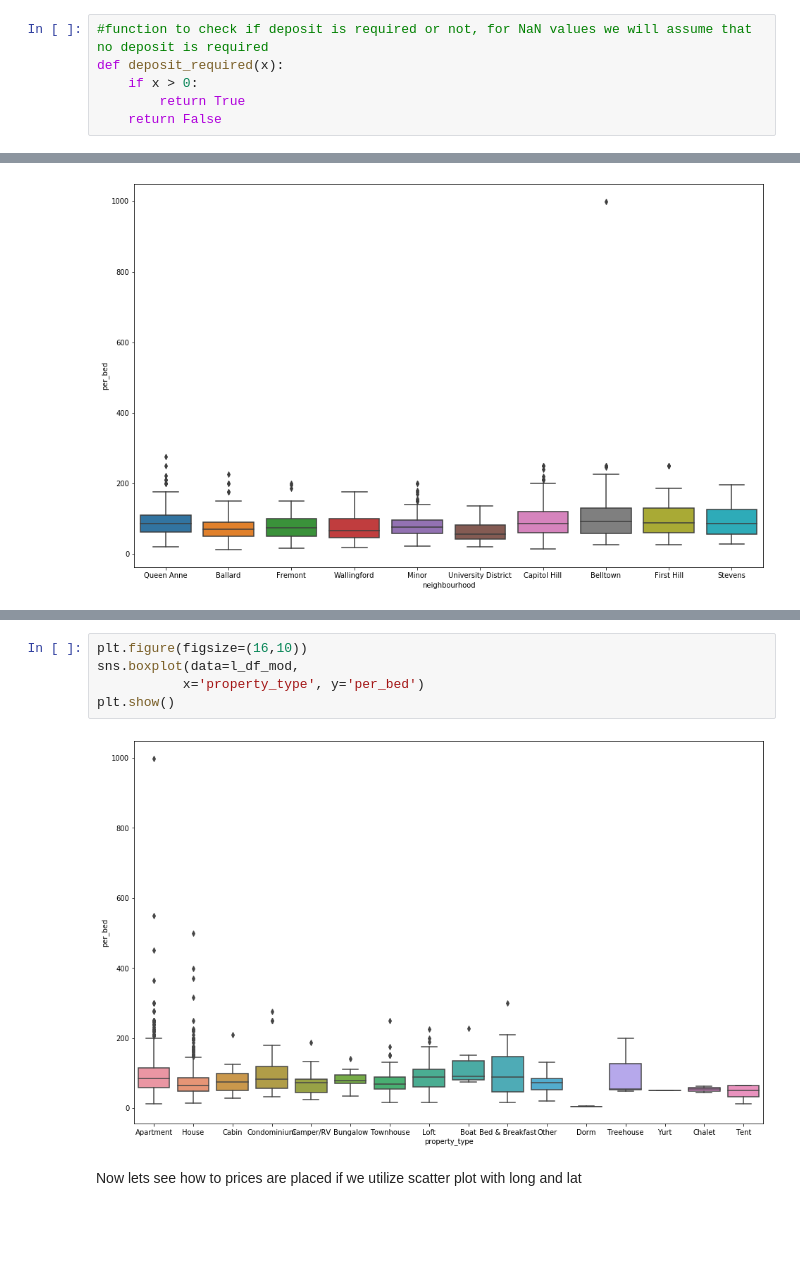
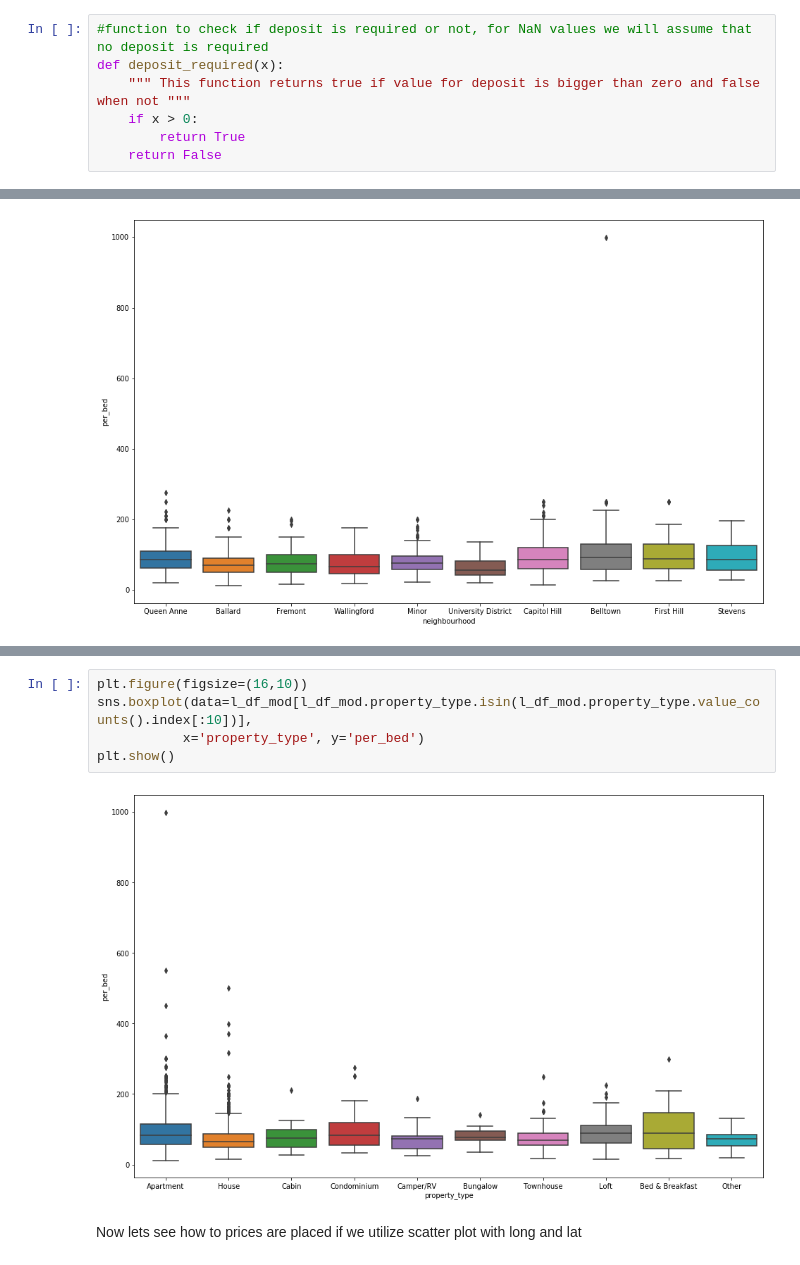
Before and after one commit to Soundoffear/DS_Nano_Project_1, a Jupyter notebook: Seattle_Airbnb.ipynb, the cells around one changed output, grey strips where cells are left out. Saved outputs shown, nothing was run; the diff lists cells and outputs as text; blank space fills up the shorter version.

```diff
--- a/Seattle_Airbnb.ipynb
+++ b/Seattle_Airbnb.ipynb
@@ -299,6 +314,7 @@ Observations from above graph:
 # %%
 #function to check if deposit is required or not, for NaN values we will assume that no deposit is required
 def deposit_required(x):
+    """ This function returns true if value for deposit is bigger than zero and false when not """
     if x > 0:
         return True
     return False
@@ -443,10 +548,10 @@ plt.show()
 # %%
 plt.figure(figsize=(16,10))
-sns.boxplot(data=l_df_mod,
+sns.boxplot(data=l_df_mod[l_df_mod.property_type.isin(l_df_mod.property_type.value_counts().index[:10])],
            x='property_type', y='per_bed')
 plt.show()
 # %% [output]
-[figure, old version]
+[figure, new version]
 # %% [markdown]
 Now lets see how to prices are placed if we utilize scatter plot with long and lat
 # %% [markdown]
```
Also changed, not shown: parts of 24 cells of this notebook, 6 other files.
